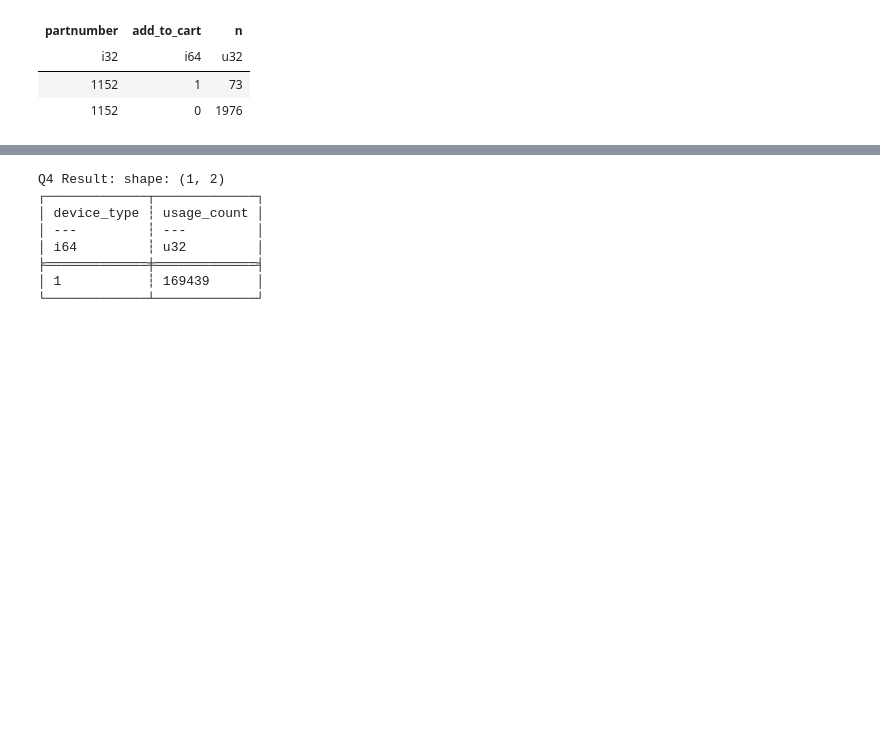
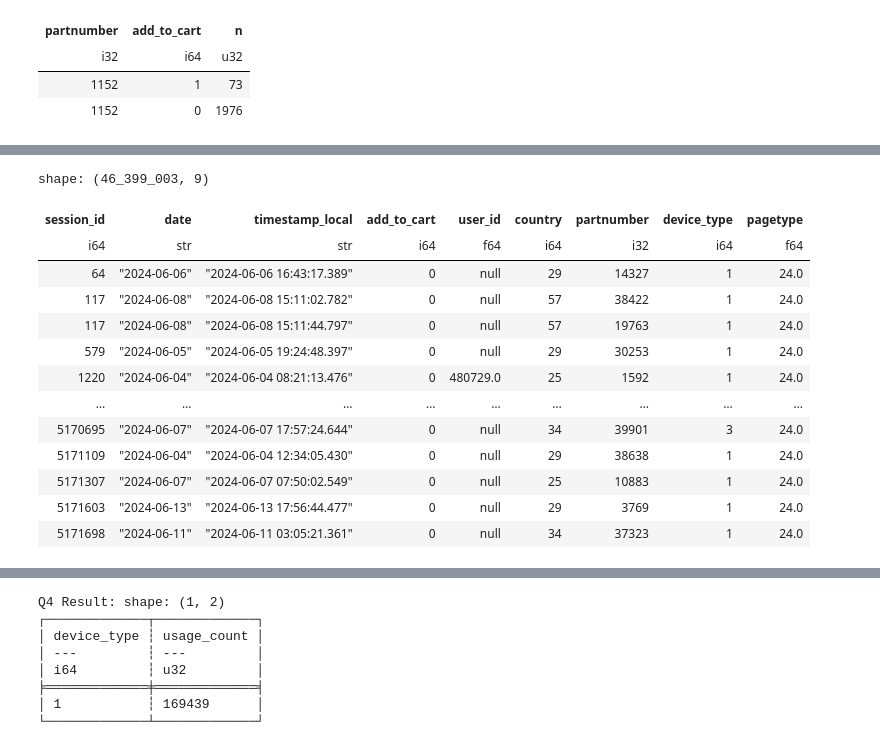
Before and after one commit to pablopertusa/inditex-hackathon, a Jupyter notebook: src/data/task1.ipynb, the cells around one changed output, grey strips where cells are left out. Cells and saved outputs as stored; diff of their text form; code cells hidden in the pictures; blank space fills up the shorter version.

```diff
--- a/src/data/task1.ipynb
+++ b/src/data/task1.ipynb
@@ -136,3 +147,20 @@ shape: (1, 1)
 ╞═══════════════════╡
 │ 22.781047         │
 └───────────────────┘
+# %%
+result_q3
+# %% [output]
+shape: (46_399_003, 9)
+| session_id | date | timestamp_local | add_to_cart | user_id | country | partnumber | device_type | pagetype |
+| i64 | str | str | i64 | f64 | i64 | i32 | i64 | f64 |
+| 64 | "2024-06-06" | "2024-06-06 16:43:17.389" | 0 | null | 29 | 14327 | 1 | 24.0 |
+| 117 | "2024-06-08" | "2024-06-08 15:11:02.782" | 0 | null | 57 | 38422 | 1 | 24.0 |
+| 117 | "2024-06-08" | "2024-06-08 15:11:44.797" | 0 | null | 57 | 19763 | 1 | 24.0 |
+| 579 | "2024-06-05" | "2024-06-05 19:24:48.397" | 0 | null | 29 | 30253 | 1 | 24.0 |
+| 1220 | "2024-06-04" | "2024-06-04 08:21:13.476" | 0 | 480729.0 | 25 | 1592 | 1 | 24.0 |
+| … | … | … | … | … | … | … | … | … |
+| 5170695 | "2024-06-07" | "2024-06-07 17:57:24.644" | 0 | null | 34 | 39901 | 3 | 24.0 |
+| 5171109 | "2024-06-04" | "2024-06-04 12:34:05.430" | 0 | null | 29 | 38638 | 1 | 24.0 |
+| 5171307 | "2024-06-07" | "2024-06-07 07:50:02.549" | 0 | null | 25 | 10883 | 1 | 24.0 |
+| 5171603 | "2024-06-13" | "2024-06-13 17:56:44.477" | 0 | null | 29 | 3769 | 1 | 24.0 |
+| 5171698 | "2024-06-11" | "2024-06-11 03:05:21.361" | 0 | null | 34 | 37323 | 1 | 24.0 |
```
Also changed, not shown: parts of 2 cells of this notebook, 1 other file.
